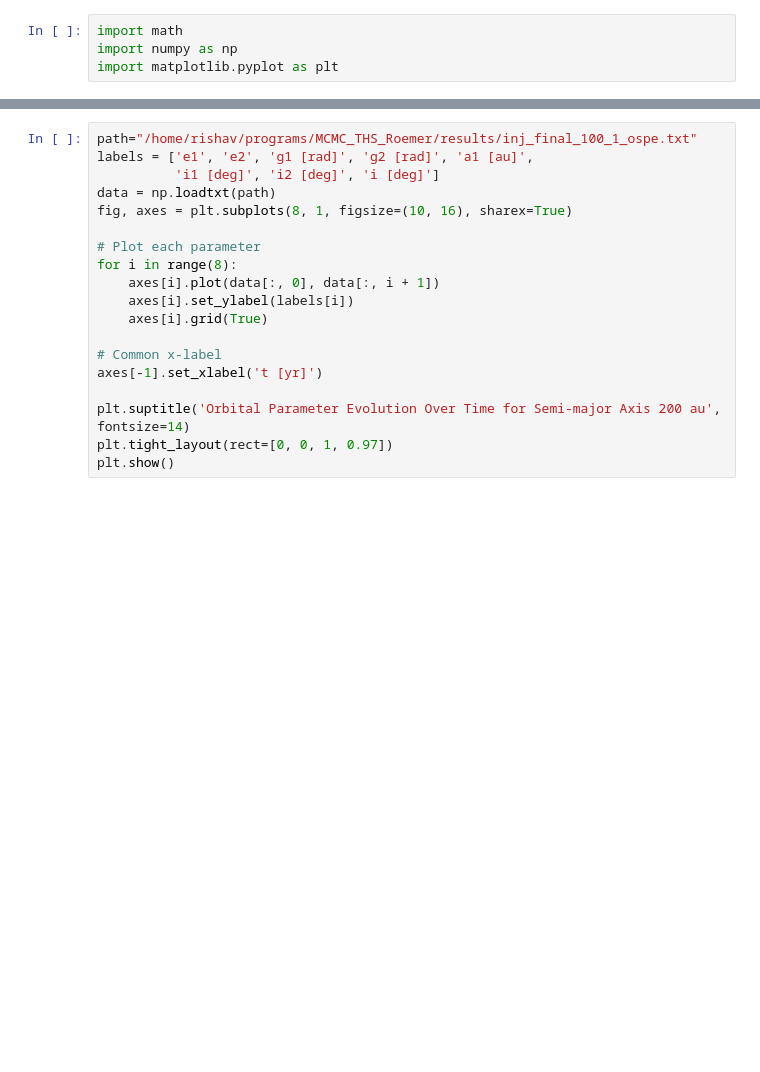
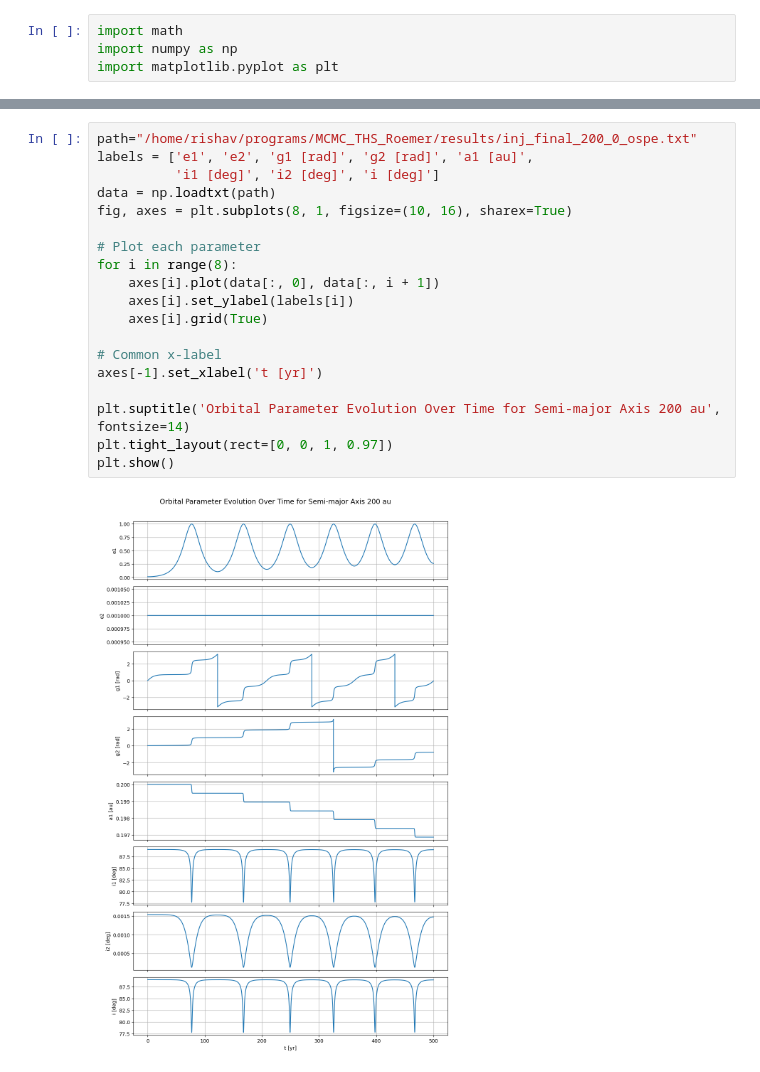
Before and after one commit to rishavrste/MCMC_THS_Roemer, a Jupyter notebook: orbit_stability_with_new_data.ipynb, the cells around one changed output, grey strips where cells are left out. Cells and saved outputs as stored; diff of their text form; blank space fills up the shorter version.

```diff
--- a/orbit_stability_with_new_data.ipynb
+++ b/orbit_stability_with_new_data.ipynb
@@ -48,20 +48,22 @@ Error:
 # %%
-path="/home/rishav/programs/MCMC_THS_Roemer/results/inj_final_100_1_ospe.txt"
+path="/home/rishav/programs/MCMC_THS_Roemer/results/inj_final_200_0_ospe.txt"
 labels = ['e1', 'e2', 'g1 [rad]', 'g2 [rad]', 'a1 [au]',
           'i1 [deg]', 'i2 [deg]', 'i [deg]']
 data = np.loadtxt(path)
 fig, axes = plt.subplots(8, 1, figsize=(10, 16), sharex=True)
 
 # Plot each parameter
 for i in range(8):
     axes[i].plot(data[:, 0], data[:, i + 1])
     axes[i].set_ylabel(labels[i])
     axes[i].grid(True)
 
 # Common x-label
 axes[-1].set_xlabel('t [yr]')
 
 plt.suptitle('Orbital Parameter Evolution Over Time for Semi-major Axis 200 au', fontsize=14)
 plt.tight_layout(rect=[0, 0, 1, 0.97])
 plt.show()
+# %% [output]
+[figure, added]
 # %%
```
Also changed, not shown: parts of 5 cells of this notebook.
